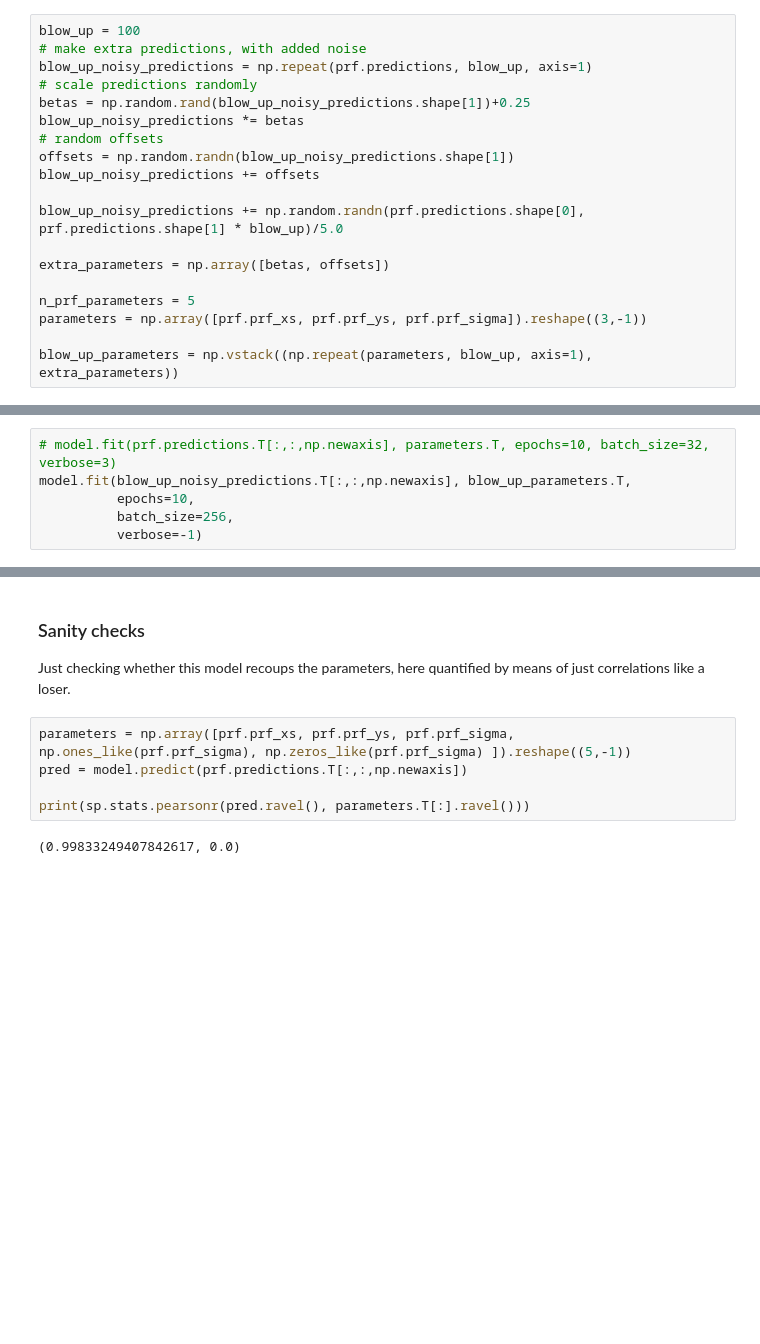
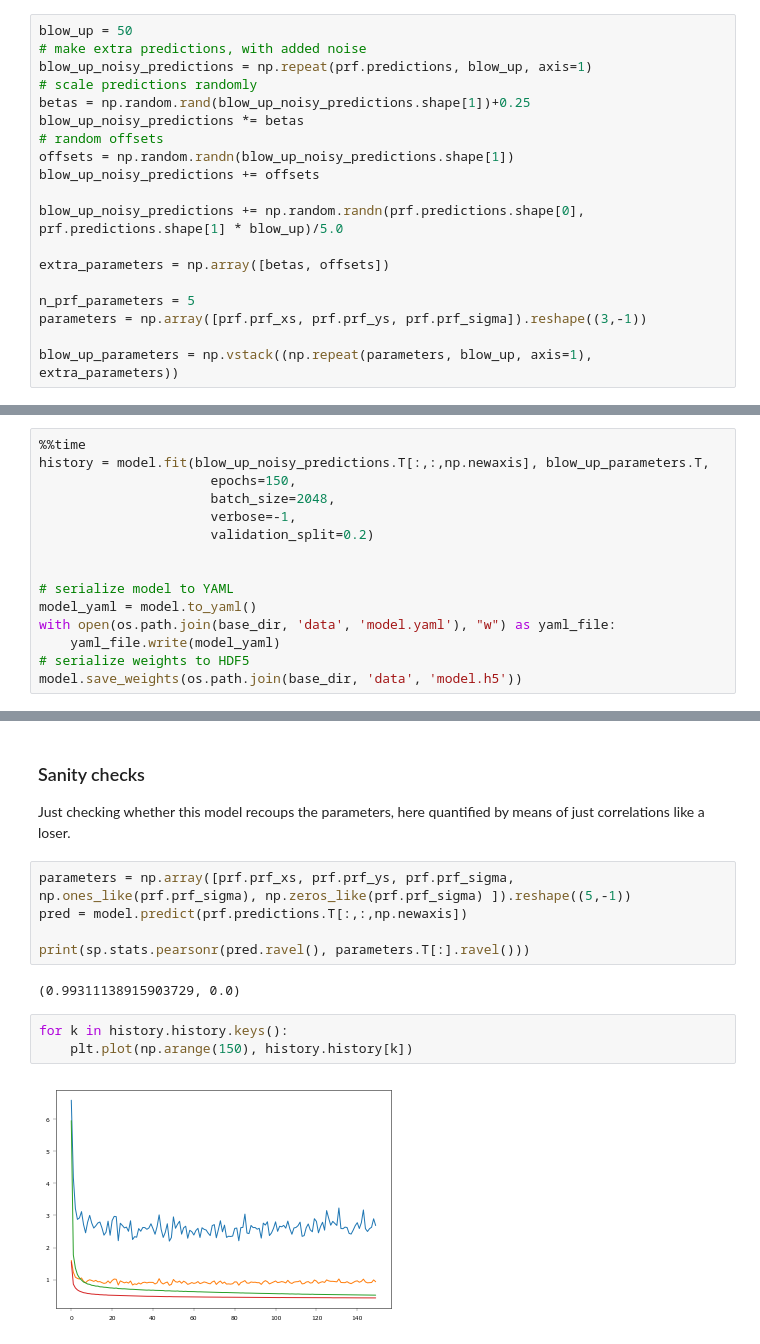
Before and after one commit to tknapen/prf_lyon, a Jupyter notebook: analysis/keras.ipynb, the cells around one changed output, grey strips where cells are left out. Drawn from its saved outputs; the diff is of its cells as text; blank space fills up the shorter version.

```diff
--- a/analysis/keras.ipynb
+++ b/analysis/keras.ipynb
@@ -117,7 +119,7 @@ else:
 ## Construct training set.
 From the grid search stage, we have a set of N (8000, in some version) regressors that span the grid for initial search. We also need to add intercept and slope parameters, so we add random intercepts and slopes (betas), multiplying the amount of training regressors. Also, because the network should be trained on far more than this, we create an even larger training set by "blowing up" this initial set of grid regressors. What we do, is just add noise.
 # %%
-blow_up = 100
+blow_up = 50
 # make extra predictions, with added noise
 blow_up_noisy_predictions = np.repeat(prf.predictions, blow_up, axis=1)
 # scale predictions randomly
@@ -167,9 +187,3 @@ model.compile(loss='mse',
 # %% [markdown]
 ### Training
 Next, we fit (train) the model. With the GPU in aeneas, this epoch and batch size is faster than anything else I've used, but this can still be optimized.
-# %%
-# model.fit(prf.predictions.T[:,:,np.newaxis], parameters.T, epochs=10, batch_size=32, verbose=3)
-model.fit(blow_up_noisy_predictions.T[:,:,np.newaxis], blow_up_parameters.T,
-          epochs=10,
-          batch_size=256,
-          verbose=-1)
@@ -187,0 +190,15 @@ Epoch 10/10
+# %%
+%%time
+history = model.fit(blow_up_noisy_predictions.T[:,:,np.newaxis], blow_up_parameters.T,
+                      epochs=150,
+                      batch_size=2048,
+                      verbose=-1,
+                      validation_split=0.2)
+
+
+# serialize model to YAML
+model_yaml = model.to_yaml()
+with open(os.path.join(base_dir, 'data', 'model.yaml'), "w") as yaml_file:
+    yaml_file.write(model_yaml)
+# serialize weights to HDF5
+model.save_weights(os.path.join(base_dir, 'data', 'model.h5'))
@@ -203,4 +238,9 @@ pred = model.predict(prf.predictions.T[:,:,np.newaxis])
 
 print(sp.stats.pearsonr(pred.ravel(), parameters.T[:].ravel()))
 # %% [output]
-(0.99833249407842617, 0.0)
+(0.99311138915903729, 0.0)
+# %%
+for k in history.history.keys():
+    plt.plot(np.arange(150), history.history[k])
+# %% [output]
+[figure, added]
```
Also changed, not shown: parts of 11 cells of this notebook, 1 other file.
